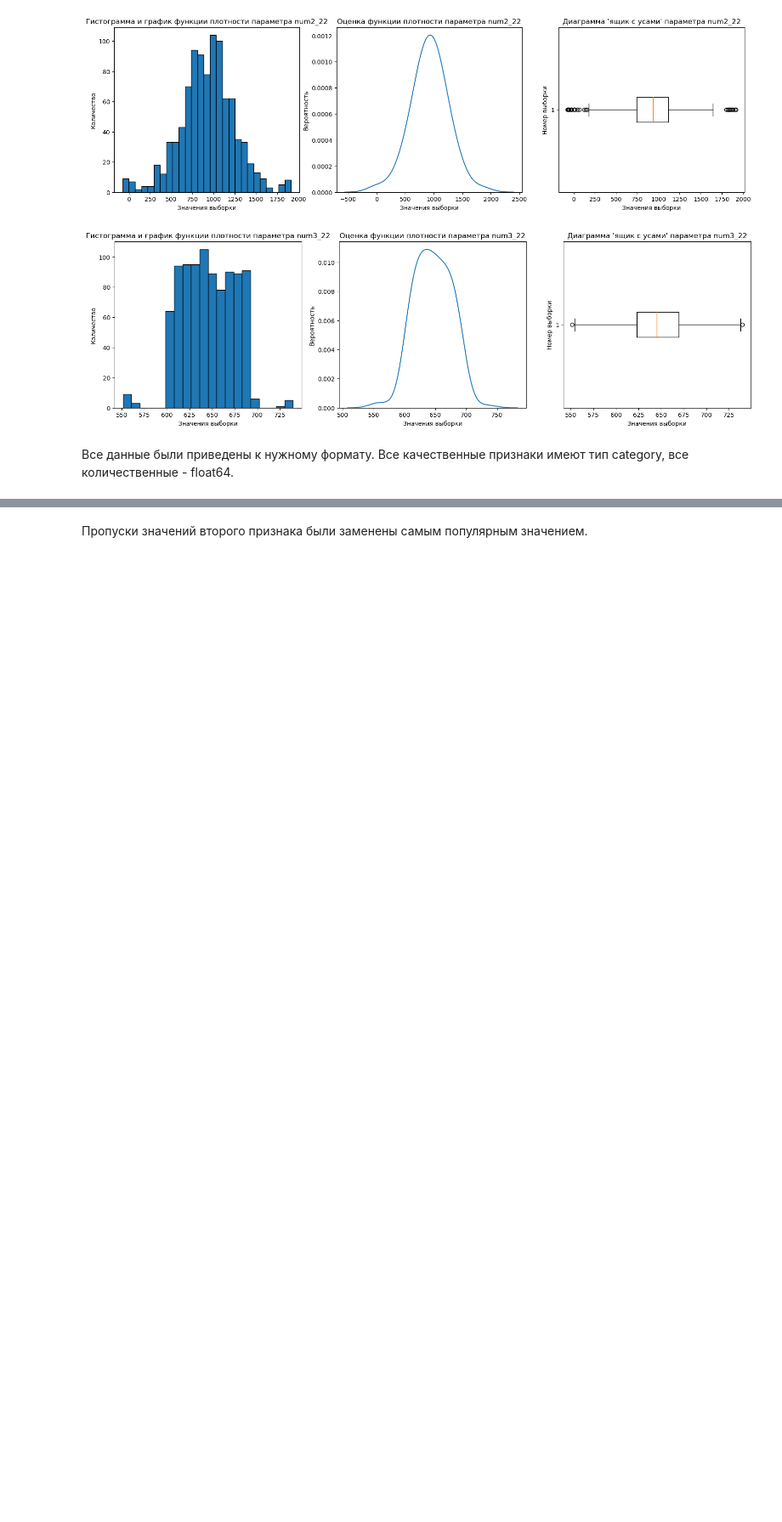
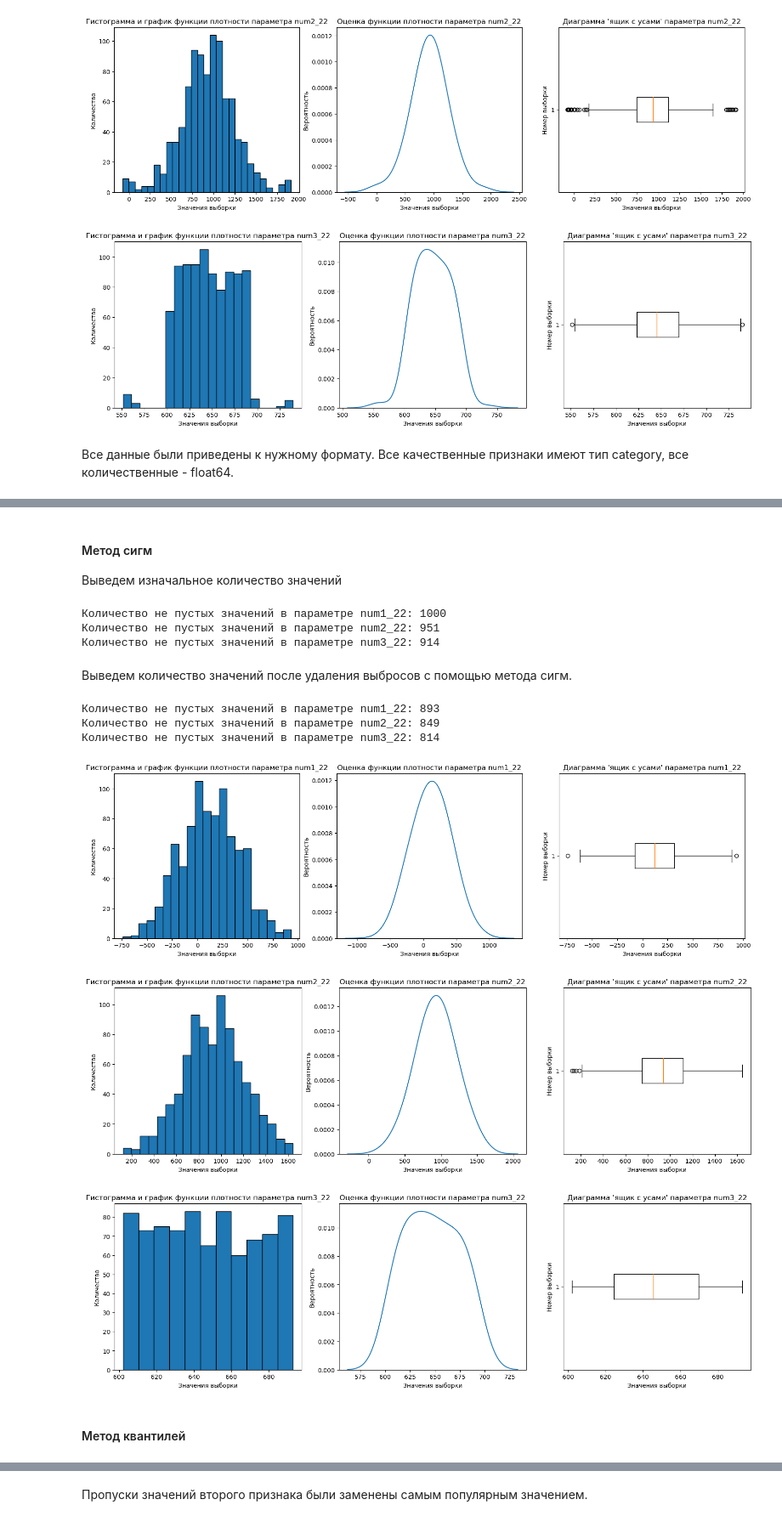
Before and after one commit to Nitrolacs/data_analysis_1_lab, a Jupyter notebook: notebooks/lab_1.ipynb, the cells around one changed output, grey strips where cells are left out. Shown at 85% size. Drawn from its saved outputs; the diff is of its cells as text; code cells hidden in the pictures; blank space fills up the shorter version.

```diff
--- a/notebooks/lab_1.ipynb
+++ b/notebooks/lab_1.ipynb
@@ -153,0 +131,50 @@ dataframe[GENDER].value_counts()
+# %%
+dataframe_copy = dataframe.copy()
+dataframe_sigma = dataframe.copy()
+dataframe_quantile = dataframe.copy()
+# %% [markdown]
+#### Метод сигм
+Выведем изначальное количество значений
+# %%
+for column in quantitative_variables:
+    print(f"Количество не пустых значений в параметре {column}: {dataframe_sigma[column].count()}")
+# %% [output]
+Количество не пустых значений в параметре num1_22: 1000
+Количество не пустых значений в параметре num2_22: 951
+Количество не пустых значений в параметре num3_22: 914
+# %%
+def sigma_method(dataframe: pd.DataFrame) -> pd.DataFrame:
+    """
+    Removes outliers from the numerical columns of a DataFrame using the sigma method.
+    :param dataframe: The input DataFrame
+    :return: A new DataFrame with outliers removed
+    """
+    numerical_columns = dataframe.select_dtypes(include=['float']).columns
+    for column in numerical_columns:
+        data = dataframe[column].dropna()
+        clean_data, low, high = sigmaclip(data, low=3, high=3)
+        dataframe = dataframe.loc[dataframe.loc[:, column].isin(clean_data) | dataframe.loc[:, column].isna()]
+    return dataframe.loc[dataframe.loc[:, numerical_columns[0]].notna()]
+
+dataframe_sigma = sigma_method(dataframe_sigma)
+# %% [markdown]
+Выведем количество значений после удаления выбросов c помощью метода сигм.
+# %%
+for column in quantitative_variables:
+    print(f"Количество не пустых значений в параметре {column}: {dataframe_sigma[column].count()}")
+# %% [output]
+Количество не пустых значений в параметре num1_22: 893
+Количество не пустых значений в параметре num2_22: 849
+Количество не пустых значений в параметре num3_22: 814
+# %%
+for column in quantitative_variables:
+    try:
+        build_histogram_density_diagram(dataframe_sigma[column],column)
+    except TypeError:
+        print(f"График признака {column} не может быть построен, так как столбец содержит не только числовые значения.")
+# %% [output]
+[figure, added]
+[figure, added]
+[figure, added]
+# %% [markdown]
+#### Метод квантилей
```
Also changed, not shown: parts of 26 cells of this notebook, 1 other file.
